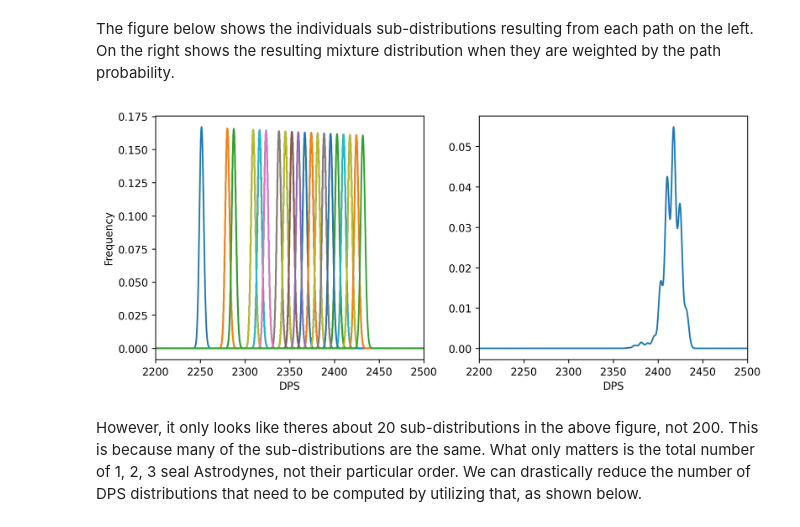
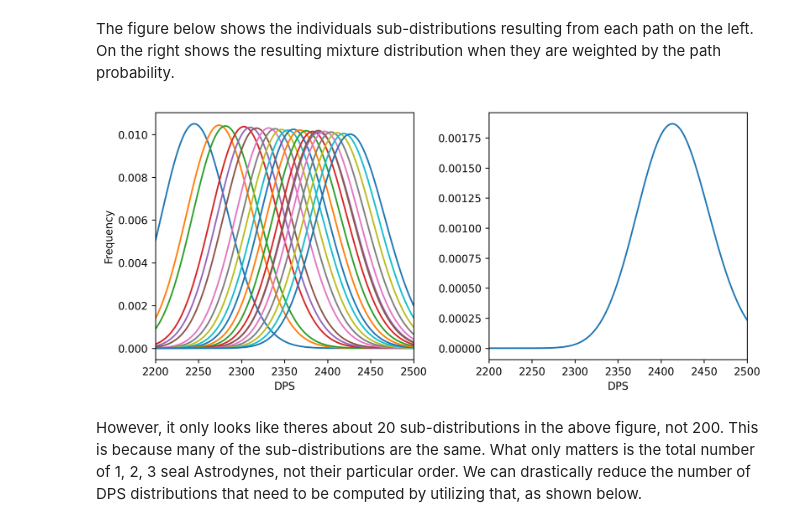
Before and after one commit to ffxiv-acerola/ffxiv_stats, a Jupyter notebook: examples/stochastic-rotations.ipynb, the cells around one changed output. Cells and saved outputs as stored; diff of their text form; code cells hidden in the pictures.

```diff
--- a/examples/stochastic-rotations.ipynb
+++ b/examples/stochastic-rotations.ipynb
@@ -31,12 +31,13 @@ a = ffs.Rate(1989, 436)
 rotation = pd.DataFrame({
     'd2': [6000],
     'n': [7],
-    'p': [a.p],
     'l_c': [a.l_c],
-    'buffs': [[1.1]],
+    'buffs': [1.1],
     'is_dot': [0],
     'action_name': ['Lord of Crowns'],
     'base_action': ['Lord of Crowns']})
+
+rotation[["p_n", "p_c", "p_d", "p_cd"]] = a.p
 
 # set t = 1 for total damage dealt
 t = 1
@@ -49,7 +50,7 @@ for n in np.arange(1, n_hits+1):
     rotation['n'].update(n)
     r = Rotation(rotation, t)
 
-    a, b = r.convolve_pmf(0)
+    a, b = r.rotation_dps_support, r.rotation_dps_distribution
     dps.append(a)
     p.append(b)
 
@@ -115,13 +116,13 @@ t = (n_hits-1) * 60
 full_rotation = pd.DataFrame({
     'd2': [6000, 1375],
     'n': [133, 120],
-    'p': [a.p]*2,
     'l_c': [a.l_c]*2,
     'buffs': [None, None],
     'is_dot': [0, 1],
     'action_name': ['Fall Malefic', 'Combust'],
     'base_action': ['Fall Malefic', 'Combust']
     })
+full_rotation[["p_n", "p_c", "p_d", "p_cd"]] = np.array([a.p]*2)
 
 full_r = Rotation(full_rotation, t)
 
@@ -189,21 +190,19 @@ def sequence_enumerate(iterable):
         rotation = pd.DataFrame({
             'd2': [5000, 5000],
             'n': [base_hits, buffed_hits],
-            'p': [a.p, a.p],
             'l_c': [a.l_c, a.l_c],
-            'buffs': [None, [1.05]],
+            'buffs': [1, 1.05],
             'is_dot': [0, 0],
             'action_name': ['Fall Malefic', 'Buff Fall Malefic'],
             'base_action': ['Fall Malefic', 'Fall Malefic']
             })
+        rotation[["p_n", "p_c", "p_d", "p_cd"]] = np.array([a.p, a.p])
         rotation = rotation[rotation.n != 0]
-        # display(rotation)
-        r = Rotation(rotation, t)
 
-        alpha, omega, squigma = r.moments_to_skew_norm(r.rotation_mean, r.rotation_mean, r.rotation_skewness)
-        supp = np.arange(np.floor(r.rotation_mean - 5 * r.rotation_std),
-                    np.floor(r.rotation_mean + 5 * r.rotation_std))
-        y = skewnorm.pdf(supp, alpha, squigma, omega)
+        r = Rotation(rotation, t, rotation_delta=200, action_delta=10)
+
+        supp = r.rotation_dps_support
+        y = r.rotation_dps_distribution
 
         dmg.append(supp)
         p.append(y)
@@ -220,26 +219,26 @@ The figure below shows the individuals sub-distributions resulting from each pat
 # %%
 fig, ax = plt.subplots(1,2, figsize=(9,4), dpi=250)
 n_hits = len(path_prob)
-big_grid = np.arange(min([np.min(d) for d in dmg]), max([np.max(d) for d in dmg])+1)
+big_grid = np.arange(min([np.min(d) for d in dmg]), max([np.max(d) for d in dmg])+0.5, step=0.5)
 h = np.zeros((n_hits, big_grid.size))
 for a in range(n_hits):
     h[a, np.isin(big_grid, dmg[a])] = p[a]
     ax[0].plot(big_grid / 390, h[a] * 390)
 
 ax[0].set_xlim([2200, 2500])
 ax[1].set_xlim([2200, 2500])
 ax[1].set_xlabel('DPS')
 ax[0].set_xlabel('DPS')
 ax[0].set_ylabel('Frequency')
 
 
 path_prob = np.array(path_prob).reshape((len(path_prob),1))
 p_total = np.sum(h * path_prob, axis=0)
 ax[1].plot(big_grid / 390, p_total * 390)
 plt.tight_layout()
 plt.show()
 # %% [output]
-[figure, old version]
+[figure, new version]
 # %% [markdown]
 However, it only looks like theres about 20 sub-distributions in the above figure, not 200. This is because many of the sub-distributions are the same. What only matters is the total number of 1, 2, 3 seal Astrodynes, not their particular order. We can drastically reduce the number of DPS distributions that need to be computed by utilizing that, as shown below.
 # %%
```
Also changed, not shown: parts of 4 cells of this notebook, 8 other files.
